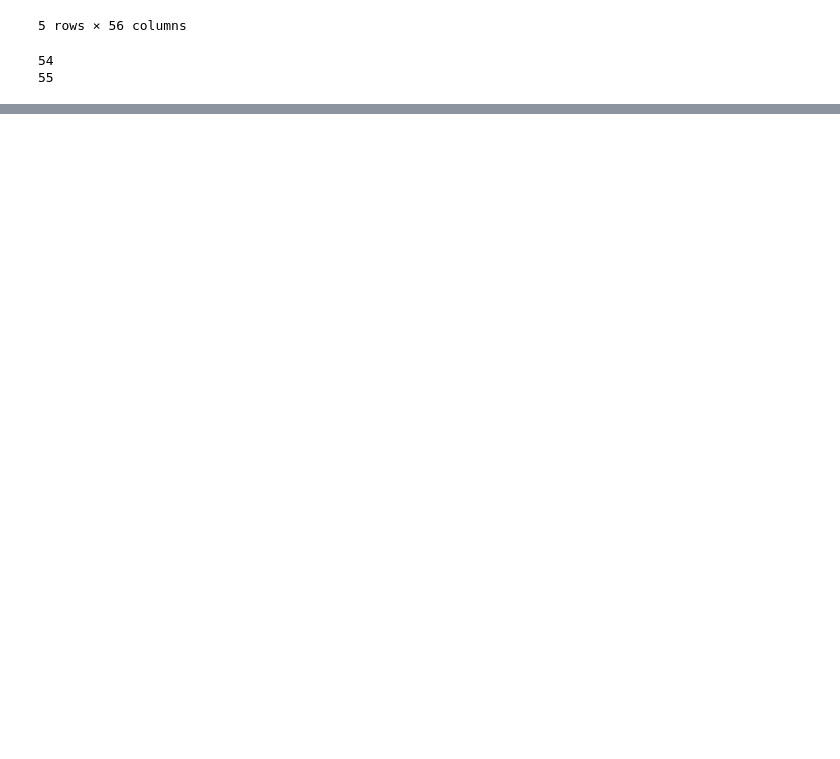
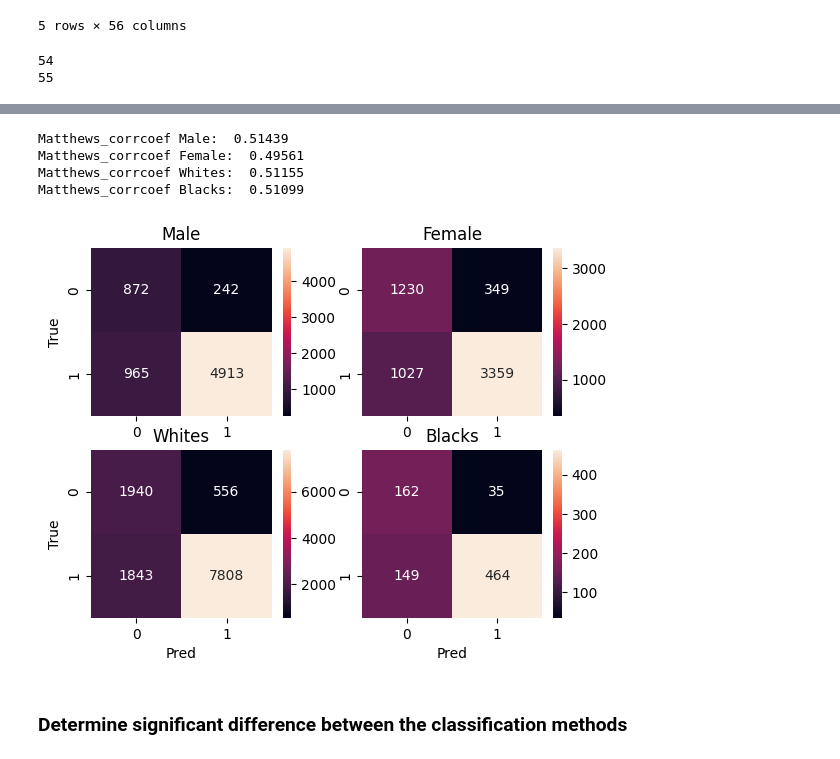
Before and after one commit to PHILIPWins/Algorithmic_Fairness, a Jupyter notebook: Assignment1/Assignemnt_02_philip.ipynb, the cells around one changed output, grey strips where cells are left out. Saved outputs shown, nothing was run; the diff lists cells and outputs as text; code cells hidden in the pictures; blank space fills up the shorter version.

```diff
--- a/Assignment1/Assignemnt_02_philip.ipynb
+++ b/Assignment1/Assignemnt_02_philip.ipynb
@@ -216,3 +259,11 @@ p_f = clf.predict(female)#, y_test_female)
 p_m = clf.predict(male)#, y_test_male)
 p_b = clf.predict(blacks)#, y_test_black)
 p_w = clf.predict(whites)#, y_test_white)
+
+
+confusion_matrix_female = metrics.confusion_matrix(p_f, y_test_female)
+confusion_matrix_male = metrics.confusion_matrix(p_m, y_test_male)
+confusion_matrix_whites = metrics.confusion_matrix(p_w, y_test_white)
+confusion_matrix_blacks = metrics.confusion_matrix(p_b, y_test_black)
+
+print(confusion_matrix_female )
@@ -218,0 +300,30 @@ p_w = clf.predict(whites)#, y_test_white)
+# %%
+print("Matthews_corrcoef Male: ", round(matthews_corrcoef(y_test_male,p_m ),5))
+print("Matthews_corrcoef Female: ", round(matthews_corrcoef(y_test_female,p_f ),5))
+print("Matthews_corrcoef Whites: ", round(matthews_corrcoef(y_test_white,p_w ),5))
+print("Matthews_corrcoef Blacks: ", round(matthews_corrcoef(y_test_black,p_b ),5))
+# %% [output]
+Matthews_corrcoef Male:  0.51439
+Matthews_corrcoef Female:  0.49561
+Matthews_corrcoef Whites:  0.51155
+Matthews_corrcoef Blacks:  0.51099
+# %%
+fig, (ax1, ax2) = plt.subplots(2,2)
+g1= sns.heatmap(confusion_matrix_male, annot=True, fmt='g', ax=ax1[0])
+g1.set_ylabel("True")
+g1.set_title("Male")
+g2= sns.heatmap(confusion_matrix_female, annot=True, fmt='g', ax=ax1[1])
+#g1.set_xlabel("True")
+g2.set_title("Female")
+g3= sns.heatmap(confusion_matrix_whites, annot=True, fmt='g', ax=ax2[0])
+g3.set_ylabel("True")
+g3.set_xlabel("Pred")
+g3.set_title("Whites")
+g4= sns.heatmap(confusion_matrix_blacks, annot=True, fmt='g', ax=ax2[1])
+g4.set_xlabel("Pred")
+g4.set_title("Blacks")
+plt.show()
+# %% [output]
+[figure, added]
+# %% [markdown]
+### Determine significant difference between the classification methods
```
Also changed, not shown: parts of 18 cells of this notebook.
